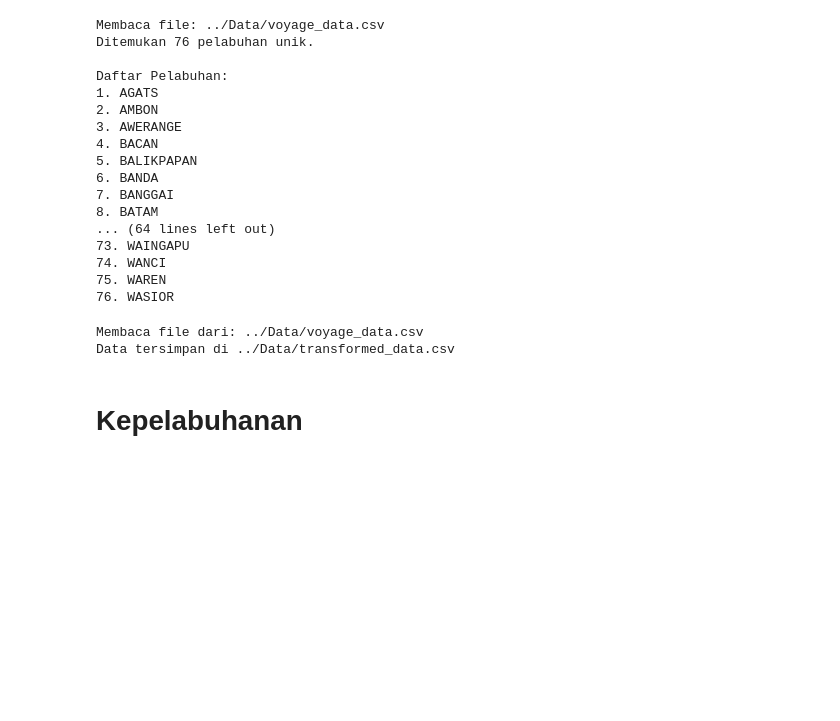
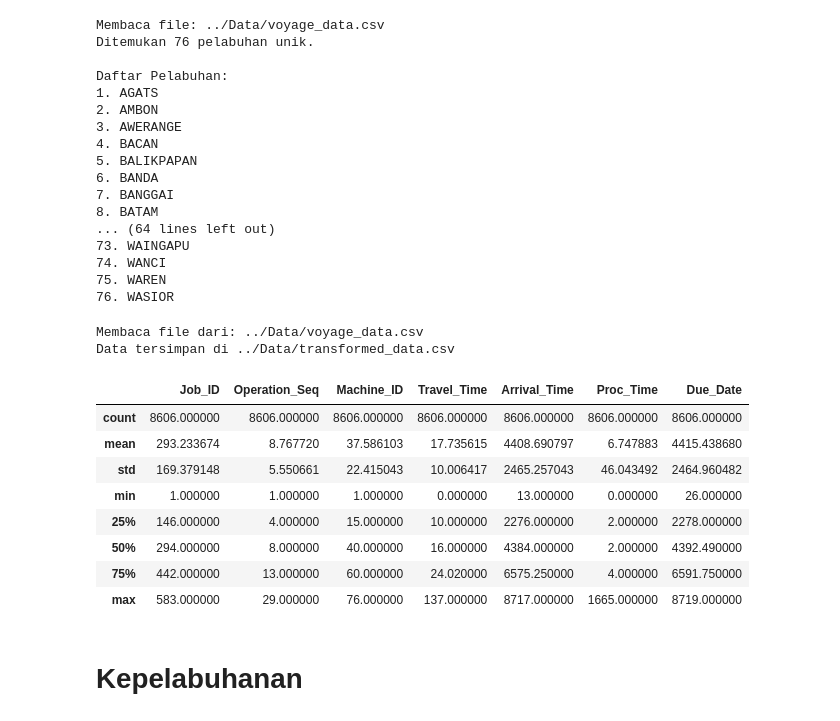
Before and after one commit to Re1jie/TA-code, a Jupyter notebook: JSSP-CAOA-SSR/Utility/data_preproc.ipynb, the cells around one changed output. Cells and saved outputs as stored; diff of their text form; code cells hidden in the pictures; blank space fills up the shorter version.

```diff
--- a/JSSP-CAOA-SSR/Utility/data_preproc.ipynb
+++ b/JSSP-CAOA-SSR/Utility/data_preproc.ipynb
@@ -151,6 +152,19 @@ jssp_transform(VOYAGE_DATA, OUTPUT)
 # %% [output]
 Membaca file dari: ../Data/voyage_data.csv
 Data tersimpan di ../Data/transformed_data.csv
+# %%
+df = pd.read_csv(OUTPUT)
+df.describe()
+# %% [output]
+|  | Job_ID | Operation_Seq | Machine_ID | Travel_Time | Arrival_Time | Proc_Time | Due_Date |
+| count | 8606.000000 | 8606.000000 | 8606.000000 | 8606.000000 | 8606.000000 | 8606.000000 | 8606.000000 |
+| mean | 293.233674 | 8.767720 | 37.586103 | 17.735615 | 4408.690797 | 6.747883 | 4415.438680 |
+| std | 169.379148 | 5.550661 | 22.415043 | 10.006417 | 2465.257043 | 46.043492 | 2464.960482 |
+| min | 1.000000 | 1.000000 | 1.000000 | 0.000000 | 13.000000 | 0.000000 | 26.000000 |
+| 25% | 146.000000 | 4.000000 | 15.000000 | 10.000000 | 2276.000000 | 2.000000 | 2278.000000 |
+| 50% | 294.000000 | 8.000000 | 40.000000 | 16.000000 | 4384.000000 | 2.000000 | 4392.490000 |
+| 75% | 442.000000 | 13.000000 | 60.000000 | 24.020000 | 6575.250000 | 4.000000 | 6591.750000 |
+| max | 583.000000 | 29.000000 | 76.000000 | 137.000000 | 8717.000000 | 1665.000000 | 8719.000000 |
 # %% [markdown]
 # Kepelabuhanan
 # %% [markdown]
```
Also changed, not shown: parts of 6 cells of this notebook, 1 other file.
